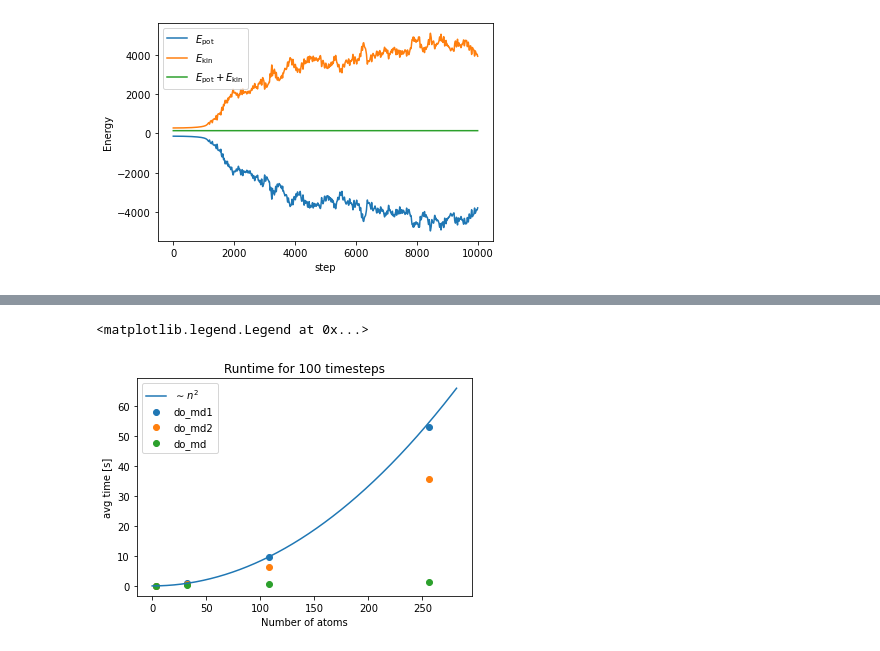
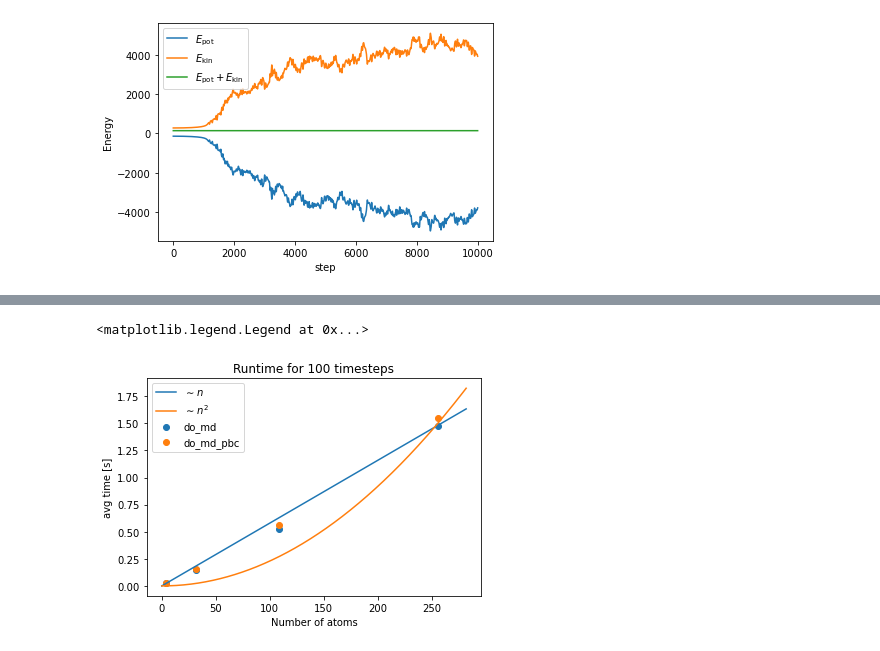
Before and after one commit to emil-ho/AdvancedComputation, a Jupyter notebook: MD_simulation/simulate.ipynb, the cells around one changed output, grey strips where cells are left out. Cells and saved outputs as stored; diff of their text form; code cells hidden in the pictures.

```diff
--- a/MD_simulation/simulate.ipynb
+++ b/MD_simulation/simulate.ipynb
@@ -49,11 +49,10 @@ NUMBER_FCC_UNITS_RT = [1,2,3,4]
 rt1 = np.zeros(len(NUMBER_FCC_UNITS_RT))
 rt2 = np.zeros(len(NUMBER_FCC_UNITS_RT))
 rt3 = np.zeros(len(NUMBER_FCC_UNITS_RT))
-
-# do_md(positions_ini_rt, velocities_ini_rt, TIMESTEP_RT, N_STEPS_RT[0])
+rt4 = np.zeros(len(NUMBER_FCC_UNITS_RT))
 
 for i in range(len(NUMBER_FCC_UNITS_RT)):
-    positions_ini_rt = initialize_positions(NUMBER_FCC_UNITS_RT[i], REDUCED_DENSITY)
+    positions_ini_rt, BOX, BOXL = initialize_positions(NUMBER_FCC_UNITS_RT[i], REDUCED_DENSITY)
     velocities_ini_rt = initialize_velocities(positions_ini_rt, REDUCED_TEMPERATURE)
     time1 = %timeit -n 1 -r 1 -o do_md1(positions_ini_rt, velocities_ini_rt, TIMESTEP_RT, N_STEPS_RT)
     rt1[i] = np.mean(time1.timings)
@@ -61,4 +60,6 @@ for i in range(len(NUMBER_FCC_UNITS_RT)):
     rt2[i] = np.mean(time1.timings)
     time1 = %timeit -n 1 -r 1 -o do_md(positions_ini_rt, velocities_ini_rt, TIMESTEP_RT, N_STEPS_RT)
     rt3[i] = np.mean(time1.timings)
+    time1 = %timeit -n 1 -r 1 -o do_md_pbc(positions_ini_rt, velocities_ini_rt, TIMESTEP_RT, N_STEPS_RT, BOX, BOXL)
+    rt4[i] = np.mean(time1.timings)
 # %% [output]
@@ -77,13 +82,15 @@ for i in range(len(NUMBER_FCC_UNITS_RT)):
 # %%
 Natoms = 4 * np.array(NUMBER_FCC_UNITS_RT)**3
-plt.scatter(Natoms, rt1, marker='o',label='do_md1')
-plt.scatter(Natoms, rt2, marker='o', label='do_md2')
+#plt.scatter(Natoms, rt1, marker='o',label='do_md1')
+#plt.scatter(Natoms, rt2, marker='o', label='do_md2')
 plt.scatter(Natoms, rt3, marker='o', label='do_md')
-plt.plot(np.linspace(0, 1.1 * Natoms[-1], 1000), 0.00083 * np.linspace(0, 1.1 * Natoms[-1], 1000)**2, label=r"$\sim n^2$")
+plt.scatter(Natoms, rt4, marker='o', label='do_md_pbc')
+plt.plot(np.linspace(0, 1.1 * Natoms[-1], 1000), 0.0058 * np.linspace(0, 1.1 * Natoms[-1], 1000), label=r"$\sim n$")
+plt.plot(np.linspace(0, 1.1 * Natoms[-1], 1000), 0.000023 * np.linspace(0, 1.1 * Natoms[-1], 1000)**2, label=r"$\sim n^2$")
 plt.xlabel('Number of atoms')
 plt.ylabel('avg time [s]')
 plt.title(f'Runtime for {N_STEPS_RT} timesteps')
 plt.legend()
 # %% [output]
 <matplotlib.legend.Legend at 0x...>
-[figure, old version]
+[figure, new version]
```
Also changed, not shown: parts of 1 cell of this notebook, 3 other files.
